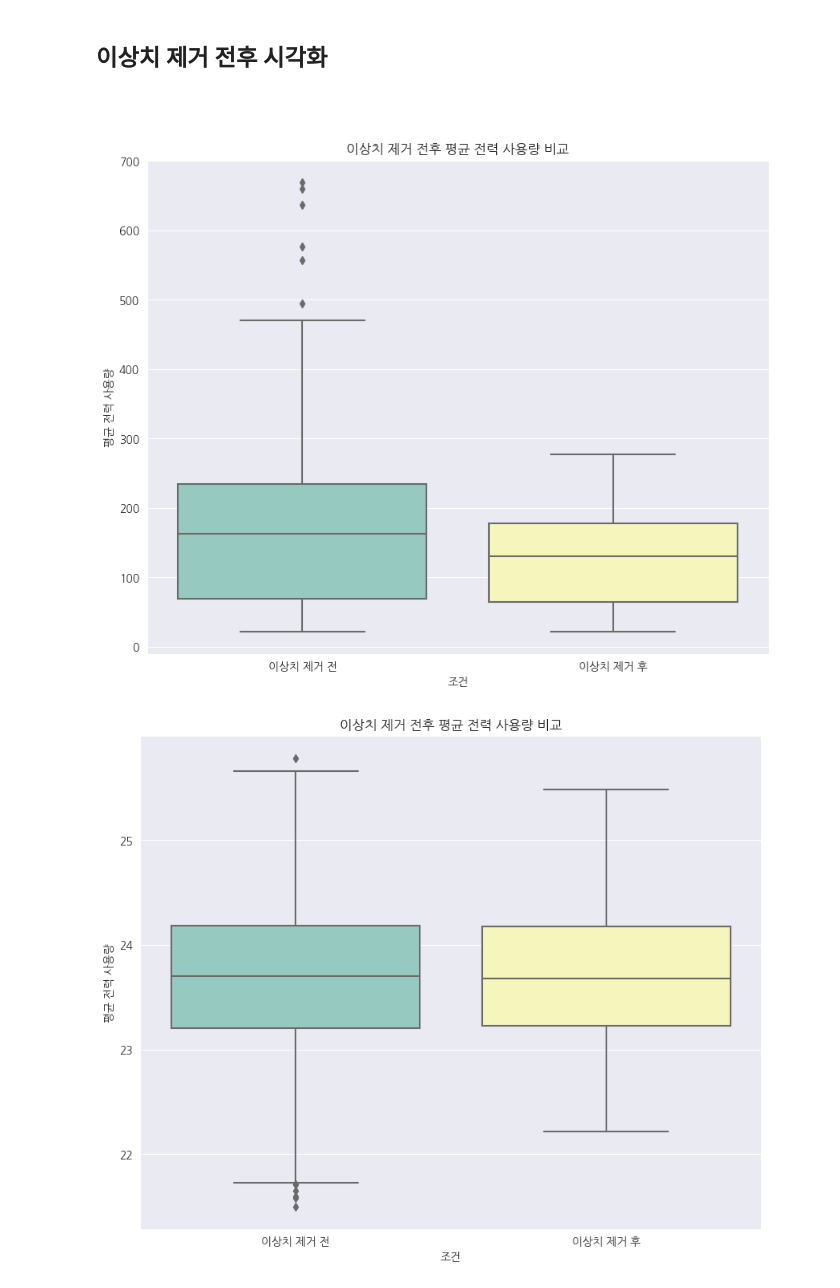
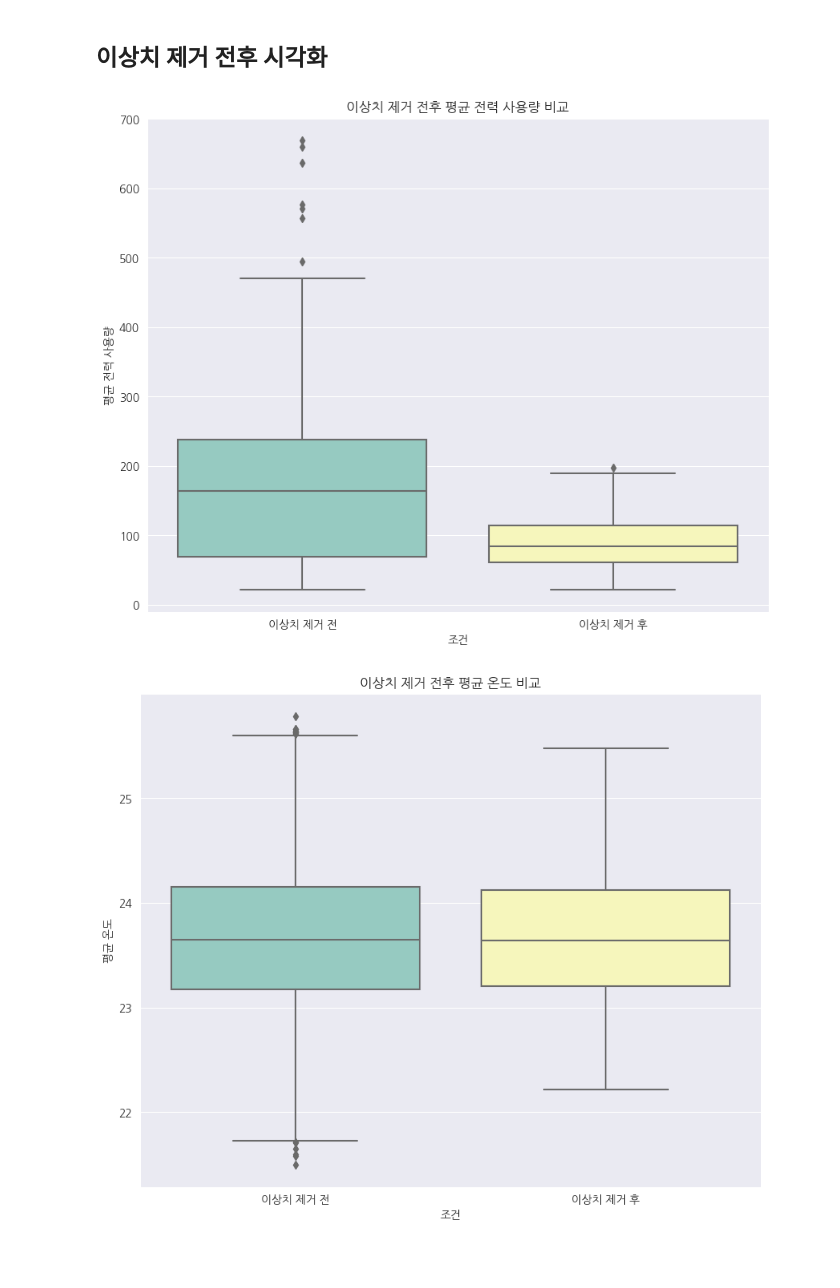
Before and after one commit to Maru375/smoothing_ml, a Jupyter notebook: 데이터 처리 및 CSV변환.ipynb, the cells around one changed output. Cells and saved outputs as stored; diff of their text form; code cells hidden in the pictures; blank space fills up the shorter version.

```diff
--- a/데이터 처리 및 CSV변환.ipynb
+++ b/데이터 처리 및 CSV변환.ipynb
@@ -358,18 +442,14 @@ avg_temperature         0.407458         1.000000
 # %% [markdown]
 ### Z-점수를 사용하여 이상치를 제거한 결과
 # %%
-# 전력 사용 데이터와 환경 센서 데이터 로드하기.
-temperature_df = pd.read_csv('cleaned_data/temperature/temperature_stats_cleaned.csv')
-power_df = pd.read_csv('cleaned_data/power/power_stats_cleaned.csv')
-
 # 이상치 제거 함수 (z-점수 사용)
 def remove_outliers_by_zscore(df, column_name, z_thresh):
     df['z_score'] = zscore(df[column_name])
     return df[np.abs(df['z_score']) <= z_thresh].drop(columns=['z_score'])
 
 # 각 데이터 세트에 z-score 이상치 제거 적용
-power_df = remove_outliers_by_zscore(power_df, 'value', 3)
-temperature_df = remove_outliers_by_zscore(temperature_df, 'value', 3)
+power_cleand_df = remove_outliers_by_zscore(power_df, 'value', 3)
+temperature_cleand_df = remove_outliers_by_zscore(temperature_df, 'value', 3)
 
 # 시간 기간별로 그룹화하고 각 시간 기간에 대한 평균 전력 사용량 계산
 power_avg = power_df.groupby('time').value.mean().reset_index(name='avg_power_usage')
@@ -386,6 +466,8 @@ correlation = combined_data[['avg_power_usage', 'avg_temperature']].corr()
 # 상관계수 출력
 print("온도와 전력 사용 사이의 상관계수는 다음과 같습니다:")
 print(correlation)
+load_and_visualize_data(power_cleand_df)
+load_and_visualize_data(temperature_cleand_df)
 # %% [output]
 온도와 전력 사용 사이의 상관계수는 다음과 같습니다:
                  avg_power_usage  avg_temperature
@@ -393,0 +483,15 @@ avg_temperature         0.603598         1.000000
+# %%
+from sklearn.ensemble import IsolationForest
+
+# Isolation Forest 모델 생성 및 훈련
+clf = IsolationForest(n_estimators=100, max_samples='auto', contamination=float(.01), random_state=42)
+clf.fit(power_df[['value']])
+
+# 이상치 점수 계산 및 이상치 플래그
+power_df['scores'] = clf.decision_function(power_df[['value']])
+power_df['anomaly'] = clf.predict(power_df[['value']])
+
+# 이상치 데이터 제거
+cleaned_data = power_df[power_df['anomaly'] == 1]
+print(cleaned_data)
+load_and_visualize_data(cleaned_data)
@@ -455,54 +575,49 @@ print(f"해당 점수를 가진 Z-점수 임계값 조합: {max_correlation_thre
 해당 점수를 가진 Z-점수 임계값 조합: [(3.0, 2.0)]
 # %% [markdown]
 ## 이상치 제거 전후 시각화
-# %% [markdown]
-##
 # %%
 power_original = power_df.groupby('time').value.mean().reset_index(name='avg_power_usage')
 temperature_original = temperature_df.groupby('time').value.mean().reset_index(name='avg_temperature')
 
-temp_filtered_df = remove_outliers_by_zscore(temperature_df, 'value', 2.0)
-power_filtered_df = remove_outliers_by_zscore(power_df, 'value', 3.0)
+temperature_cleand_df = remove_outliers_by_zscore(temperature_df, 'value', 2.0)
+power_cleand_df = remove_outliers_by_zscore(power_df, 'value', 2.1)
 
-temp_avg = temp_filtered_df.groupby('time').value.mean().reset_index(name='avg_temperature')
-power_avg = power_filtered_df.groupby('time').value.mean().reset_index(name='avg_power_usage')
+temp_avg = temperature_cleand_df.groupby('time').value.mean().reset_index(name='avg_temperature')
+power_avg = power_cleand_df.groupby('time').value.mean().reset_index(name='avg_power_usage')
 # %%
 # 데이터에 'Condition' 레이블 추가하기
 power_original['Condition'] = '이상치 제거 전'
 power_avg['Condition'] = '이상치 제거 후'
 
 # 두 데이터프레임을 하나로 합치기
 combined_data = pd.concat([power_original, power_avg])
 
 # 박스 플롯 생성
 plt.figure(figsize=(10, 8))  # 그래프 크기 설정
 sns.boxplot(data=combined_data, y='avg_power_usage', x='Condition', palette="Set3")
 
 # 그래프 제목 및 레이블 설정
 plt.title('이상치 제거 전후 평균 전력 사용량 비교')
 plt.xlabel('조건')
 plt.ylabel('평균 전력 사용량')
 
-# 그래프 표시
-plt.show()
-
 temperature_original['Condition'] = '이상치 제거 전'
 temp_avg['Condition'] = '이상치 제거 후'
 
 # 두 데이터프레임을 하나로 합치기
 combined_data = pd.concat([temperature_original, temp_avg])
 
 # 박스 플롯 생성
 plt.figure(figsize=(10, 8))  # 그래프 크기 설정
 sns.boxplot(data=combined_data, y='avg_temperature', x='Condition', palette="Set3")
 
 # 그래프 제목 및 레이블 설정
-plt.title('이상치 제거 전후 평균 전력 사용량 비교')
+plt.title('이상치 제거 전후 평균 온도 비교')
 plt.xlabel('조건')
-plt.ylabel('평균 전력 사용량')
+plt.ylabel('평균 온도')
 
 # 그래프 표시
 plt.show()
 # %% [output]
-[figure, old version]
+[figure, new version]
-[figure, old version]
+[figure, new version]
```
Also changed, not shown: parts of 25 cells of this notebook, 6 other files.
